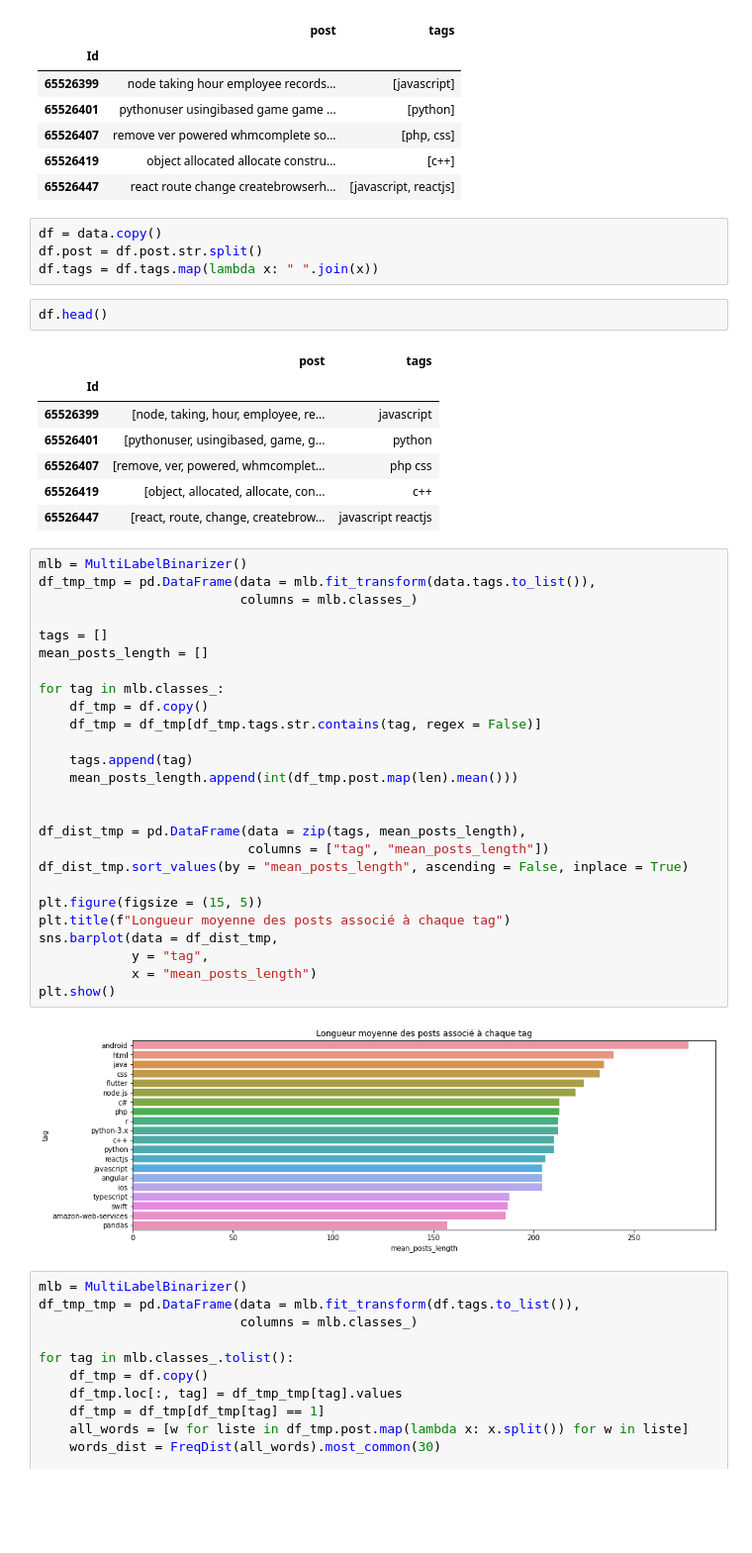
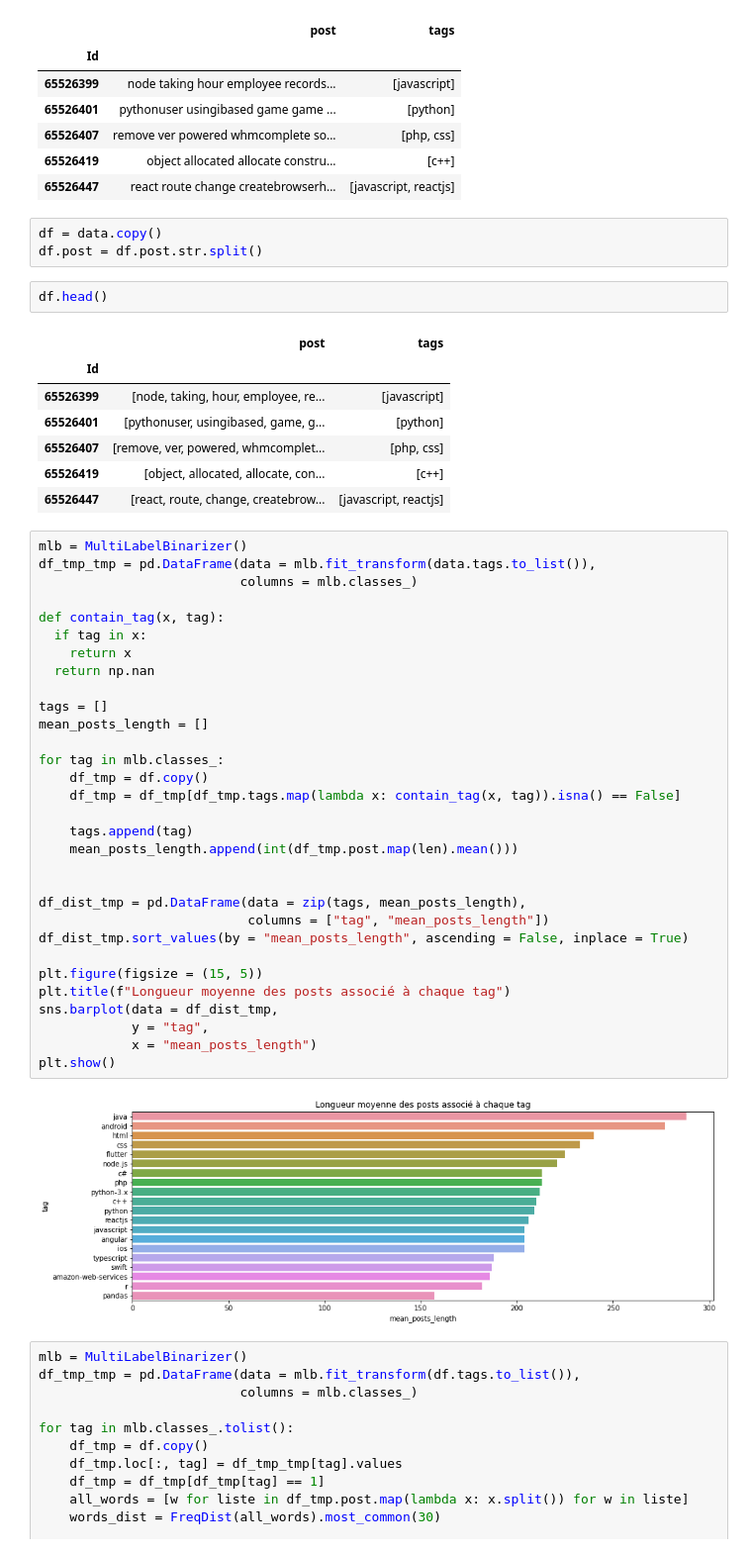
Before and after one commit to felanbi/Projet-OC-Categoriser-automatiquement-des-questions, a Jupyter notebook: P5_01_notebookexploration.ipynb, the cells around one changed output. Shown at 99% size. Saved outputs shown, nothing was run; the diff lists cells and outputs as text; blank space fills up the shorter version.

```diff
--- a/P5_01_notebookexploration.ipynb
+++ b/P5_01_notebookexploration.ipynb
@@ -241,45 +241,49 @@ data.head()
 # %%
 df = data.copy()
 df.post = df.post.str.split()
-df.tags = df.tags.map(lambda x: " ".join(x))
 # %%
 df.head()
 # %% [output]
 |  | post | tags |
 | Id |  |  |
-| 65526399 | [node, taking, hour, employee, re... | javascript |
-| 65526401 | [pythonuser, usingibased, game, g... | python |
-| 65526407 | [remove, ver, powered, whmcomplet... | php css |
-| 65526419 | [object, allocated, allocate, con... | c++ |
-| 65526447 | [react, route, change, createbrow... | javascript reactjs |
+| 65526399 | [node, taking, hour, employee, re... | [javascript] |
+| 65526401 | [pythonuser, usingibased, game, g... | [python] |
+| 65526407 | [remove, ver, powered, whmcomplet... | [php, css] |
+| 65526419 | [object, allocated, allocate, con... | [c++] |
+| 65526447 | [react, route, change, createbrow... | [javascript, reactjs] |
 # %%
 mlb = MultiLabelBinarizer()
 df_tmp_tmp = pd.DataFrame(data = mlb.fit_transform(data.tags.to_list()),
                           columns = mlb.classes_)
+
+def contain_tag(x, tag):
+  if tag in x:
+    return x
+  return np.nan
 
 tags = []
 mean_posts_length = []
 
 for tag in mlb.classes_:
     df_tmp = df.copy()
-    df_tmp = df_tmp[df_tmp.tags.str.contains(tag, regex = False)]
+    df_tmp = df_tmp[df_tmp.tags.map(lambda x: contain_tag(x, tag)).isna() == False]
 
     tags.append(tag)
     mean_posts_length.append(int(df_tmp.post.map(len).mean()))
 
 
 df_dist_tmp = pd.DataFrame(data = zip(tags, mean_posts_length),
                            columns = ["tag", "mean_posts_length"])
 df_dist_tmp.sort_values(by = "mean_posts_length", ascending = False, inplace = True)
 
 plt.figure(figsize = (15, 5))
 plt.title(f"Longueur moyenne des posts associé à chaque tag")
 sns.barplot(data = df_dist_tmp,
             y = "tag",
             x = "mean_posts_length")
 plt.show()
 # %% [output]
-[figure, old version]
+[figure, new version]
 # %%
 mlb = MultiLabelBinarizer()
 df_tmp_tmp = pd.DataFrame(data = mlb.fit_transform(df.tags.to_list()),
```
Also changed, not shown: parts of 1 cell of this notebook.
